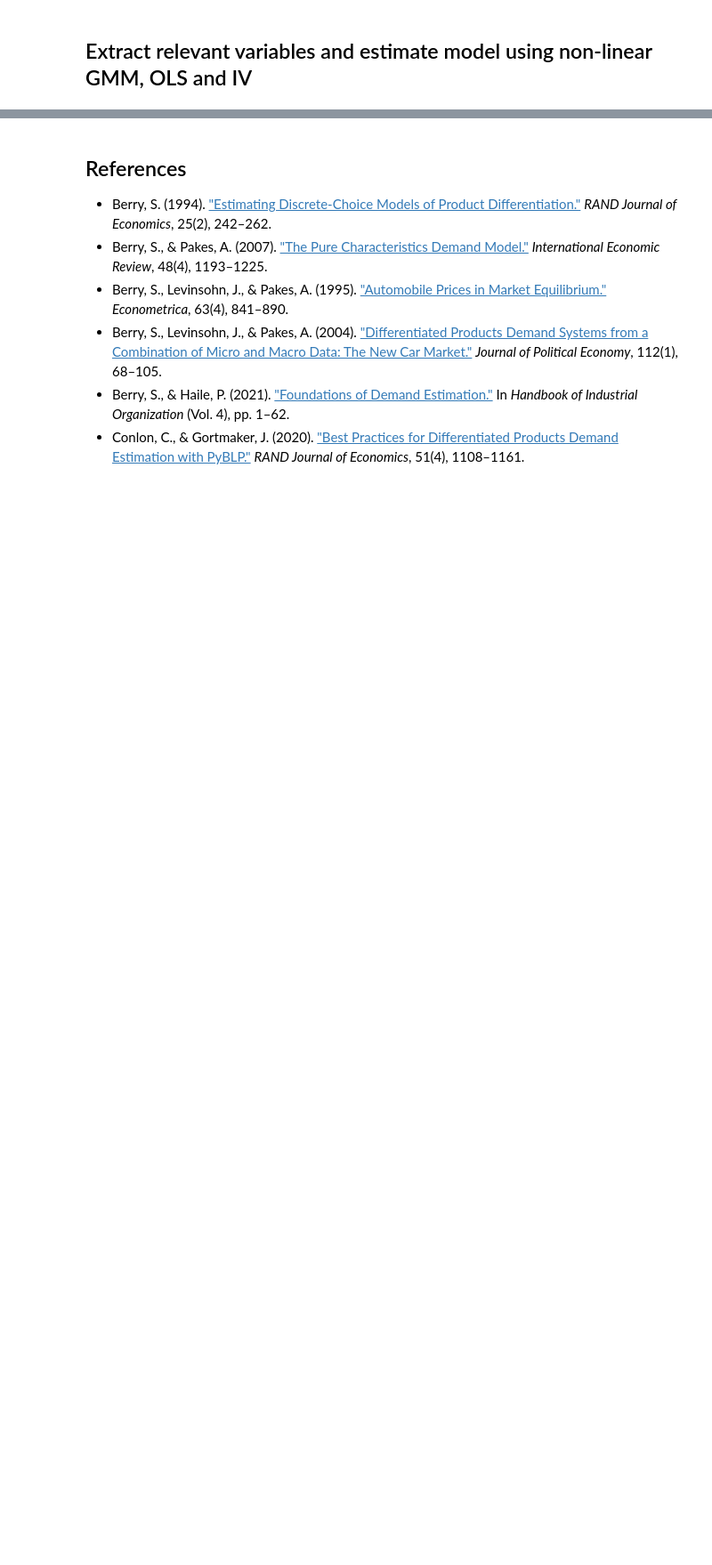
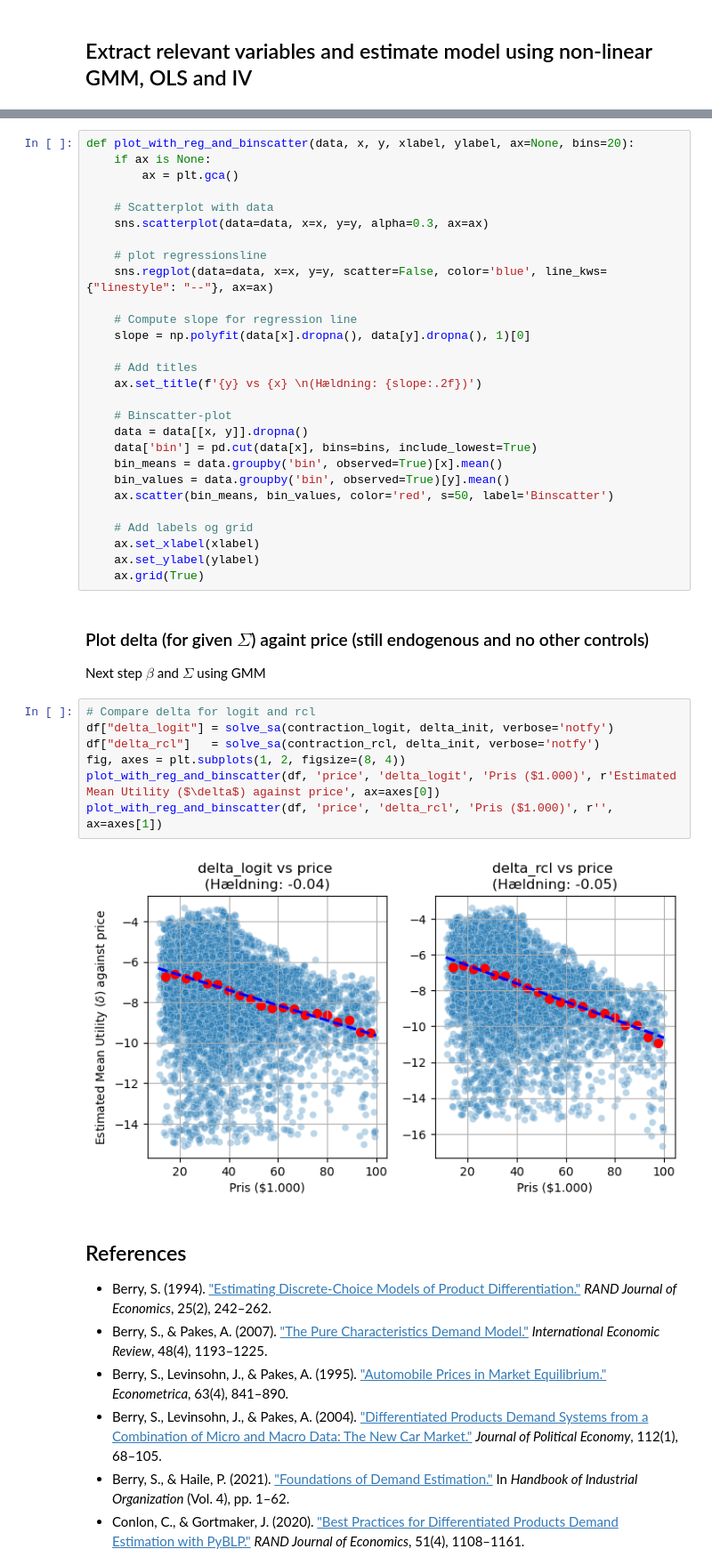
Before and after one commit to bschjerning/EconometricsB, a Jupyter notebook: lectures/15_blp/1_blp.ipynb, the cells around one changed output, grey strips where cells are left out. Shown at 89% size. Saved outputs shown, nothing was run; the diff lists cells and outputs as text; blank space fills up the shorter version.

```diff
--- a/lectures/15_blp/1_blp.ipynb
+++ b/lectures/15_blp/1_blp.ipynb
@@ -407,3 +675,43 @@ Only showing subset of regressors.
+# %%
+def plot_with_reg_and_binscatter(data, x, y, xlabel, ylabel, ax=None, bins=20):
+    if ax is None:
+        ax = plt.gca()
+
+    # Scatterplot with data
+    sns.scatterplot(data=data, x=x, y=y, alpha=0.3, ax=ax)
+
+    # plot regressionsline
+    sns.regplot(data=data, x=x, y=y, scatter=False, color='blue', line_kws={"linestyle": "--"}, ax=ax)
+
+    # Compute slope for regression line
+    slope = np.polyfit(data[x].dropna(), data[y].dropna(), 1)[0]
+
+    # Add titles
+    ax.set_title(f'{y} vs {x} \n(Hældning: {slope:.2f})')
+
+    # Binscatter-plot
+    data = data[[x, y]].dropna()
+    data['bin'] = pd.cut(data[x], bins=bins, include_lowest=True)
+    bin_means = data.groupby('bin', observed=True)[x].mean()
+    bin_values = data.groupby('bin', observed=True)[y].mean()
+    ax.scatter(bin_means, bin_values, color='red', s=50, label='Binscatter')
+
+    # Add labels og grid
+    ax.set_xlabel(xlabel)
+    ax.set_ylabel(ylabel)
+    ax.grid(True)
+# %% [markdown]
+### Plot delta (for given $\Sigma$) againt price (still endogenous and no other controls)
+Next step $\beta$ and $\Sigma$ using GMM
+# %%
+# Compare delta for logit and rcl
+df["delta_logit"] = solve_sa(contraction_logit, delta_init, verbose='notfy')
+df["delta_rcl"]   = solve_sa(contraction_rcl, delta_init, verbose='notfy')
+fig, axes = plt.subplots(1, 2, figsize=(8, 4))
+plot_with_reg_and_binscatter(df, 'price', 'delta_logit', 'Pris ($1.000)', r'Estimated Mean Utility ($\delta$) against price', ax=axes[0])
+plot_with_reg_and_binscatter(df, 'price', 'delta_rcl', 'Pris ($1.000)', r'', ax=axes[1])
+# %% [output]
+[figure, added]
 # %% [markdown]
 ## References
 - Berry, S. (1994). ["Estimating Discrete-Choice Models of Product Differentiation."](https://www.jstor.org/stable/2555829) *RAND Journal of Economics*, 25(2), 242–262.
```
Also changed, not shown: parts of 26 cells of this notebook, 1 other file.
